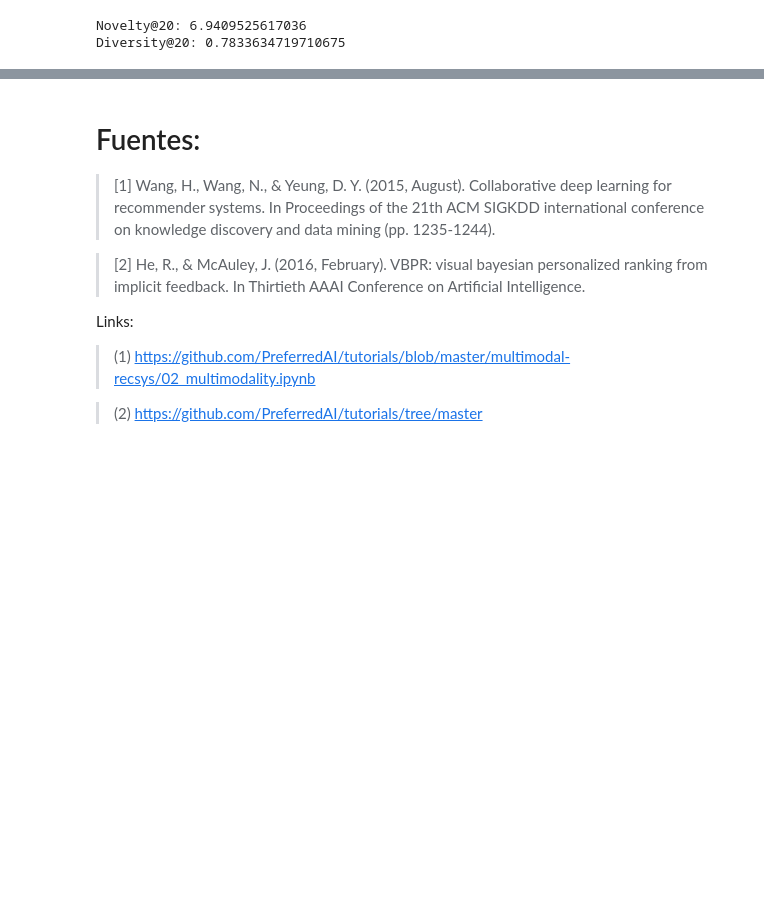
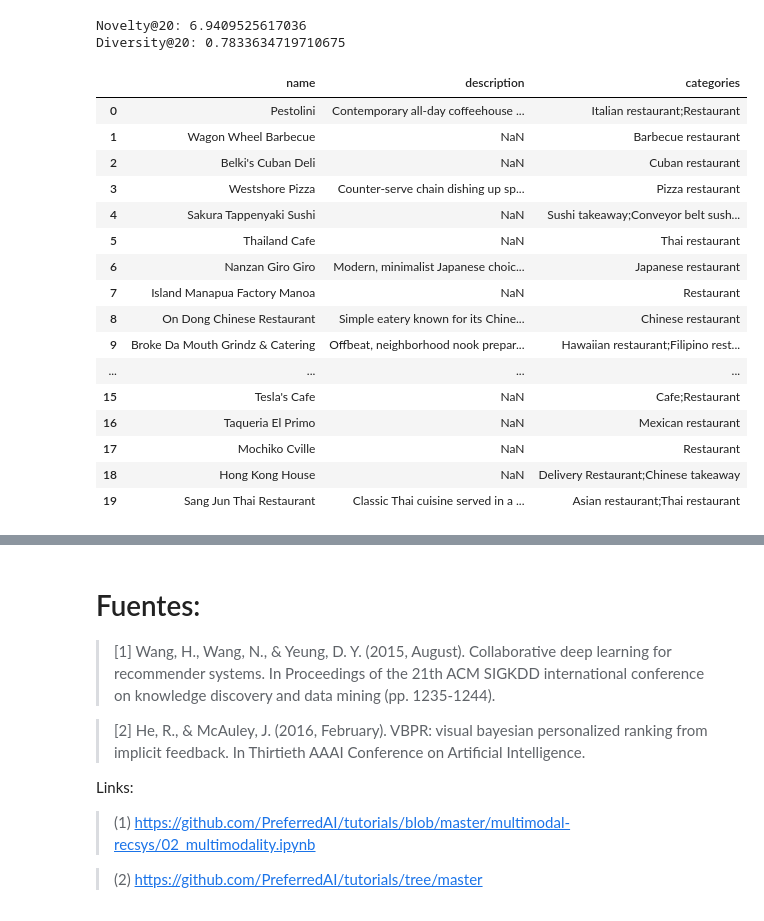
Before and after one commit to pedrozavalat/iic3633-proyecto, a Jupyter notebook: iic3633_v1_models_baselines.ipynb, the cells around one changed output, grey strips where cells are left out. Saved outputs shown, nothing was run; the diff lists cells and outputs as text; code cells hidden in the pictures; blank space fills up the shorter version.

```diff
--- a/iic3633_v1_models_baselines.ipynb
+++ b/iic3633_v1_models_baselines.ipynb
@@ -1110,3 +1110,26 @@ print(f'Diversity@{20}: {vbpr_diversity20}')
 # %% [output]
 Novelty@20: 6.9409525617036
 Diversity@20: 0.7833634719710675
+# %%
+show_recommendations(
+    random_user,
+    get_reclist(random_user, vbpr, 20)
+)
+# %% [output]
+|  | name | description | categories |
+| 0 | Pestolini | Contemporary all-day coffeehouse ... | Italian restaurant;Restaurant |
+| 1 | Wagon Wheel Barbecue | NaN | Barbecue restaurant |
+| 2 | Belki's Cuban Deli | NaN | Cuban restaurant |
+| 3 | Westshore Pizza | Counter-serve chain dishing up sp... | Pizza restaurant |
+| 4 | Sakura Tappenyaki Sushi | NaN | Sushi takeaway;Conveyor belt sush... |
+| 5 | Thailand Cafe | NaN | Thai restaurant |
+| 6 | Nanzan Giro Giro | Modern, minimalist Japanese choic... | Japanese restaurant |
+| 7 | Island Manapua Factory Manoa | NaN | Restaurant |
+| 8 | On Dong Chinese Restaurant | Simple eatery known for its Chine... | Chinese restaurant |
+| 9 | Broke Da Mouth Grindz & Catering | Offbeat, neighborhood nook prepar... | Hawaiian restaurant;Filipino rest... |
+| ... | ... | ... | ... |
+| 15 | Tesla's Cafe | NaN | Cafe;Restaurant |
+| 16 | Taqueria El Primo | NaN | Mexican restaurant |
+| 17 | Mochiko Cville | NaN | Restaurant |
+| 18 | Hong Kong House | NaN | Delivery Restaurant;Chinese takeaway |
+| 19 | Sang Jun Thai Restaurant | Classic Thai cuisine served in a ... | Asian restaurant;Thai restaurant |
```
Also changed, not shown: parts of 1 cell of this notebook.
